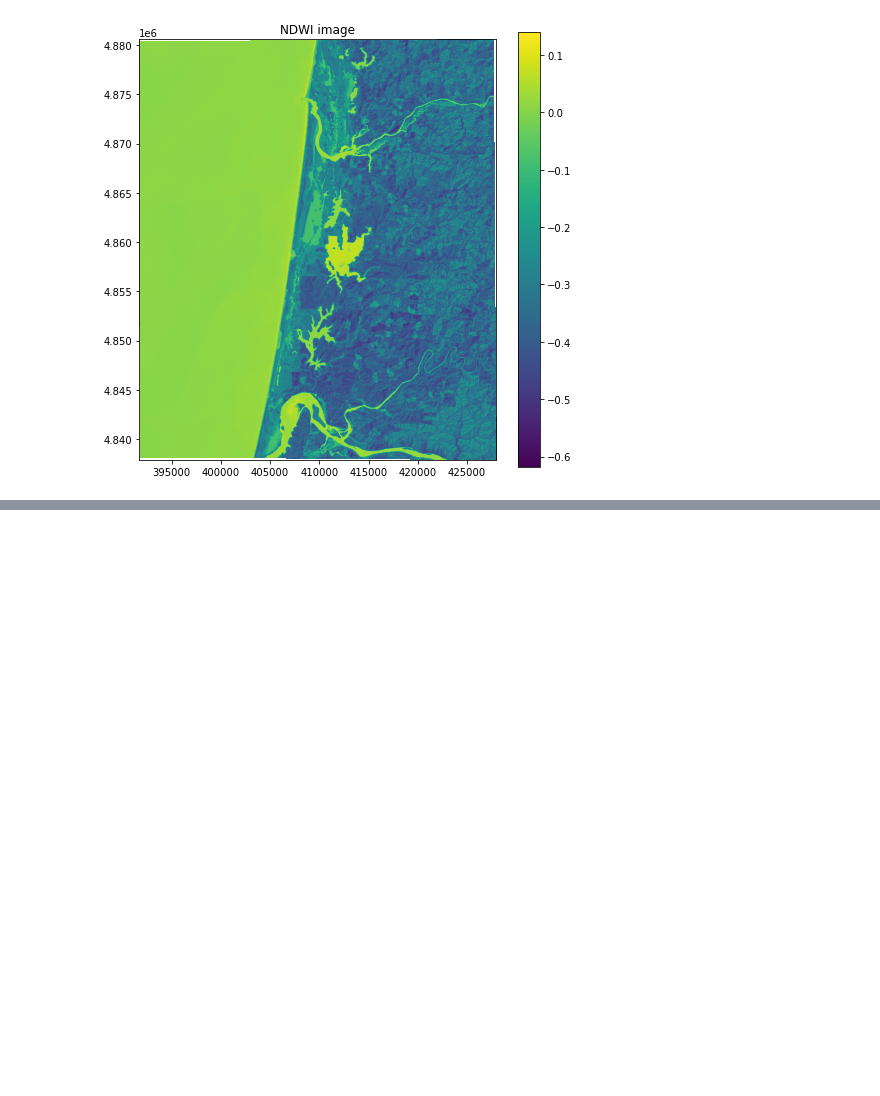
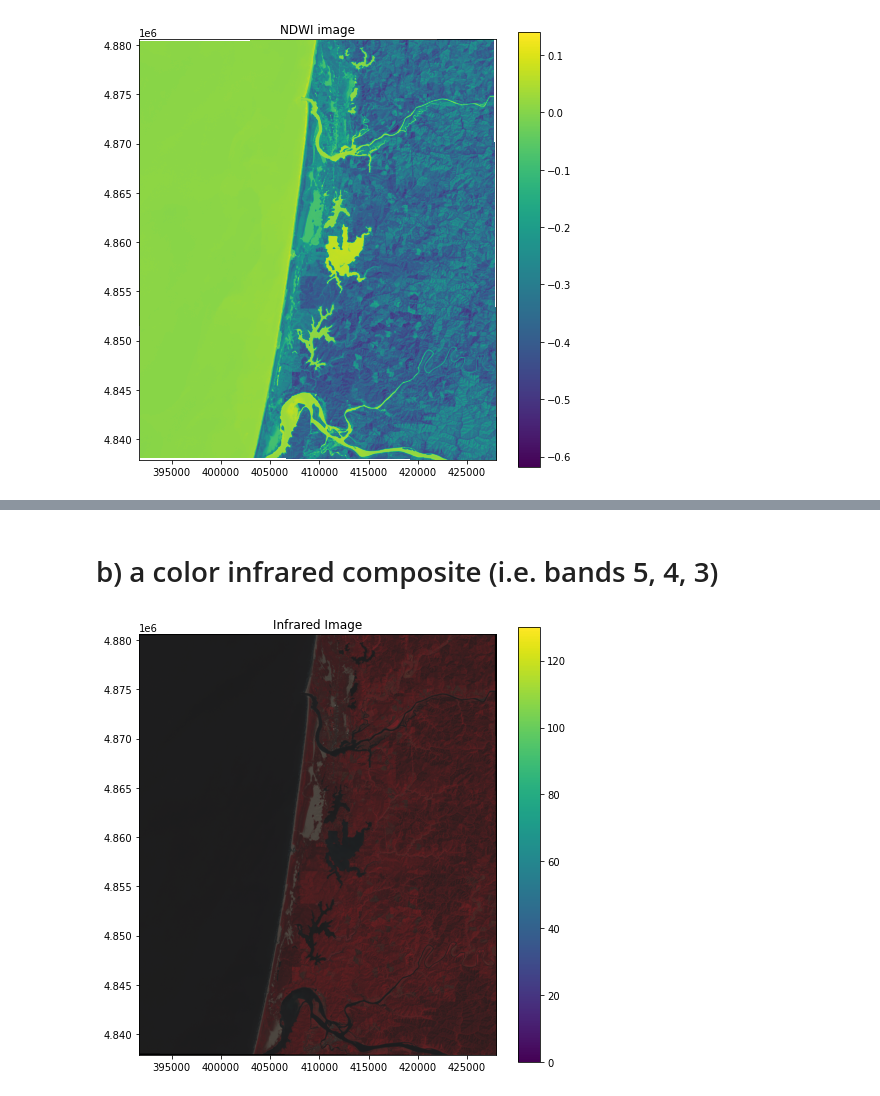
Before and after one commit to chasekrogh/geospatial-data-science, a Jupyter notebook: labs/lab4/Chase K Lab 4.ipynb, the cells around one changed output, grey strips where cells are left out. Saved outputs shown, nothing was run; the diff lists cells and outputs as text; code cells hidden in the pictures; blank space fills up the shorter version.

```diff
--- a/labs/lab4/Chase K Lab 4.ipynb
+++ b/labs/lab4/Chase K Lab 4.ipynb
@@ -158,0 +467,14 @@ http://xarray.pydata.org/en/stable/getting-started-guide/installing.html
+# %% [markdown]
+# b) a color infrared composite (i.e. bands 5, 4, 3)
+# %%
+all_bands_image = np.uint8((all_bands /65536)*255)
+# %%
+infared = np.dstack((all_bands_image[:,:,4],all_bands_image[:,:,3,],all_bands_image[:,:,2]))
+# %%
+fig, ax = plt.subplots(figsize=(8,8))
+im = ax.imshow(infared, extent=full_extent)
+ax.set_title("Infrared Image")
+fig.colorbar(im, orientation='vertical')
+plt.show()
+# %% [output]
+[figure, added]
```
Also changed, not shown: parts of 45 cells of this notebook.
